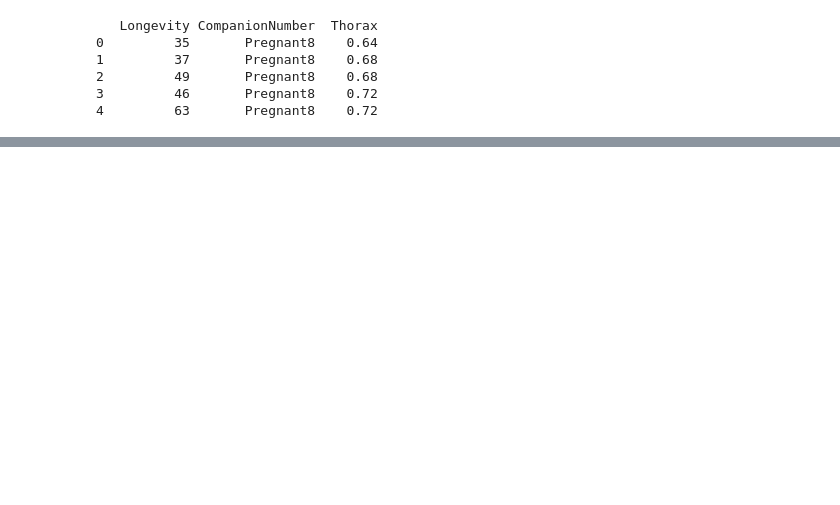
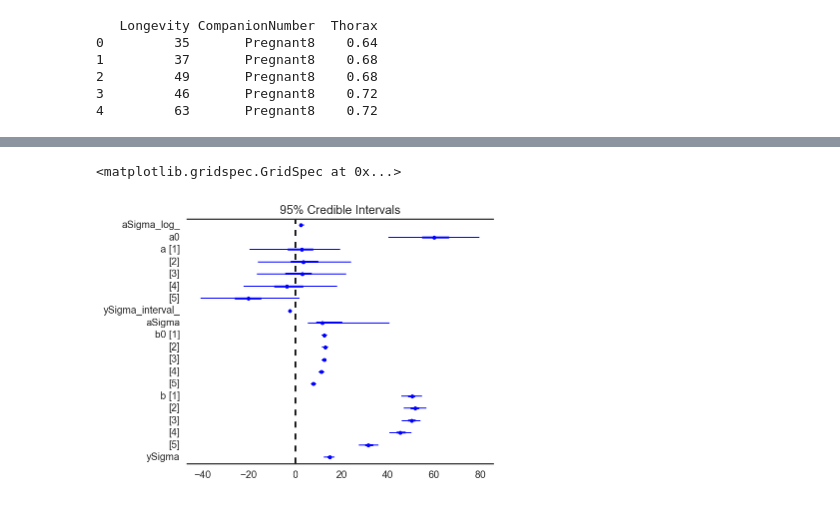
Before and after one commit to JWarmenhoven/DBDA-python, a Jupyter notebook: Notebooks/Chapter 19.ipynb, the cells around one changed output, grey strips where cells are left out. Drawn from its saved outputs; the diff is of its cells as text; code cells hidden in the pictures; blank space fills up the shorter version.

```diff
--- a/Notebooks/Chapter 19.ipynb
+++ b/Notebooks/Chapter 19.ipynb
@@ -42,4 +63,13 @@ Pregnant1    25
 Name: CompanionNumber, dtype: int64
+# %%
+X = df.CompanionNumber.cat.codes.values
+y = df.Longevity
+
+yMean = y.mean()
+ySD = y.std()
+
+Ntotal = len(y)
+NxLvl = len(df.CompanionNumber.cat.categories)
 # %%
 sns.swarmplot('CompanionNumber', 'Longevity', data=df);
 # %% [output]
@@ -46,0 +150,5 @@ sns.swarmplot('CompanionNumber', 'Longevity', data=df);
+# %%
+pmc.forestplot(trace)
+# %% [output]
+<matplotlib.gridspec.GridSpec at 0x...>
+[figure, added]
```
Also changed, not shown: parts of 11 cells of this notebook.
